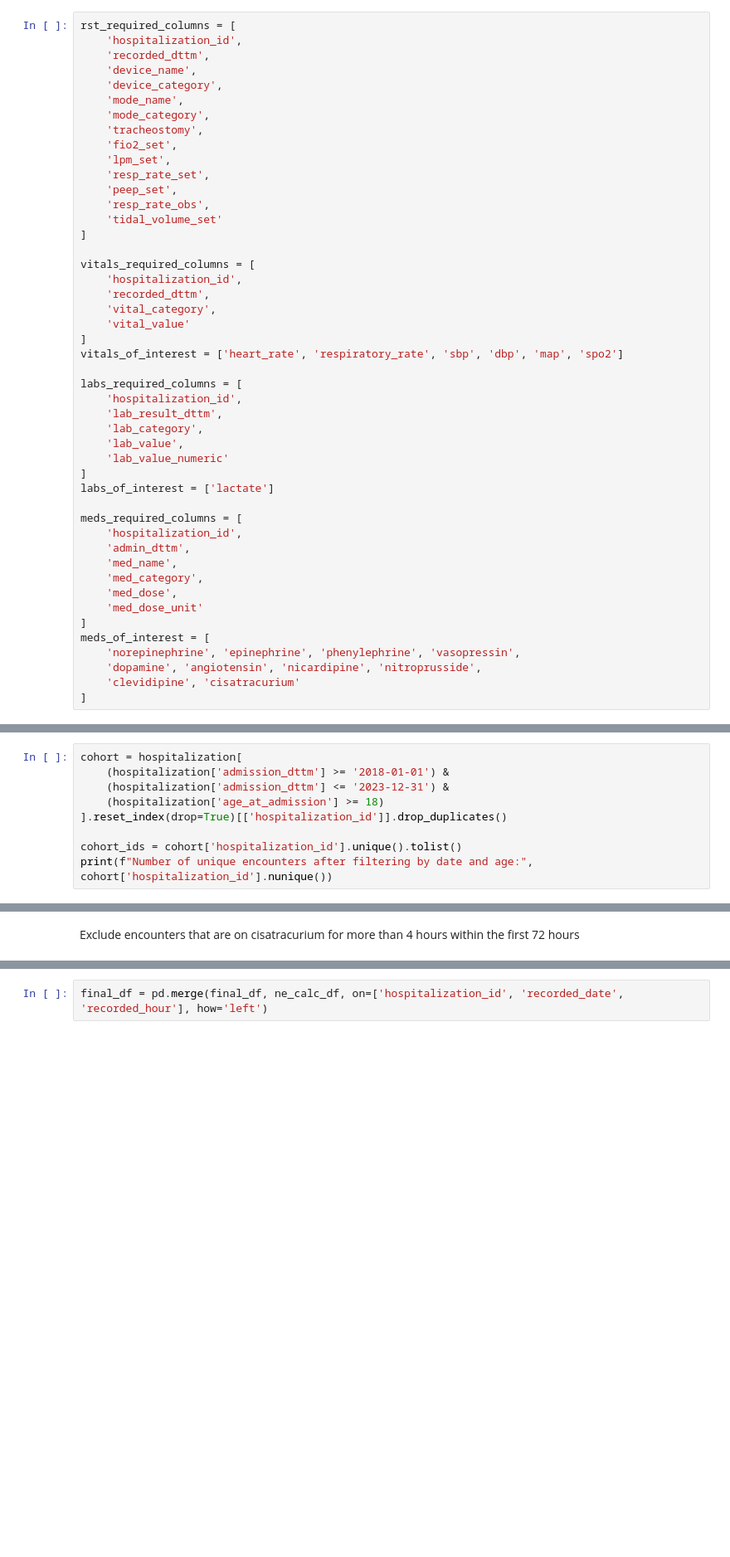
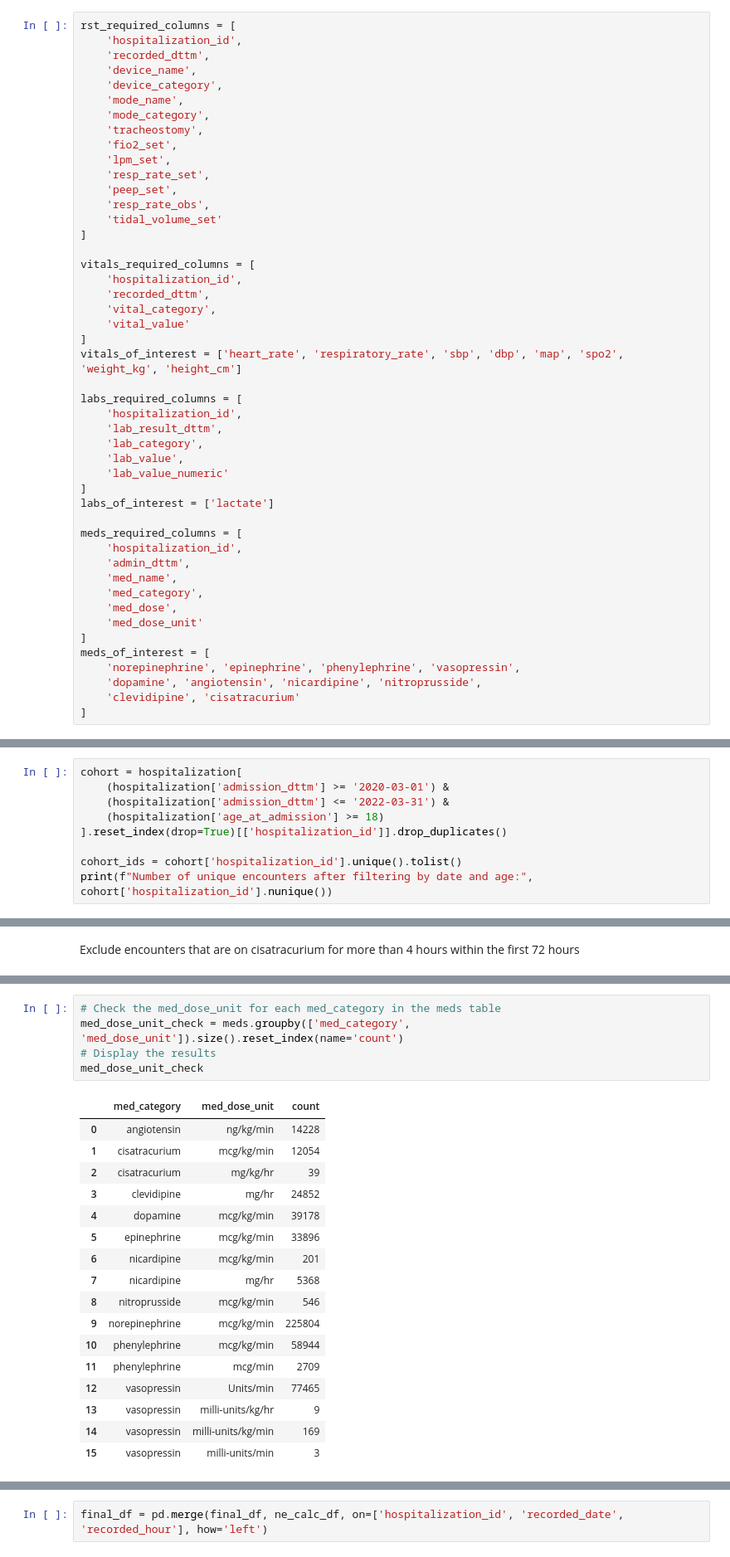
Before and after one commit to chochbe1/CLIF-eligibility-for-mobilization, a Jupyter notebook: code/cohort_identification.ipynb, the cells around one changed output, grey strips where cells are left out. Shown at 83% size. Drawn from its saved outputs; the diff is of its cells as text; blank space fills up the shorter version.

```diff
--- a/code/cohort_identification.ipynb
+++ b/code/cohort_identification.ipynb
@@ -49,7 +49,7 @@ vitals_required_columns = [
     'vital_category',
     'vital_value'
 ]
-vitals_of_interest = ['heart_rate', 'respiratory_rate', 'sbp', 'dbp', 'map', 'spo2']
+vitals_of_interest = ['heart_rate', 'respiratory_rate', 'sbp', 'dbp', 'map', 'spo2', 'weight_kg', 'height_cm']
 
 labs_required_columns = [
     'hospitalization_id',
@@ -103,8 +113,8 @@ print(f"Total Number of unique encounters in the data: {pyCLIF.count_unique_enco
 3. Encounters that received Cisatracurium for 4 hours or more within the first 72 hours
 # %%
 cohort = hospitalization[
-    (hospitalization['admission_dttm'] >= '2018-01-01') &
-    (hospitalization['admission_dttm'] <= '2023-12-31') &
+    (hospitalization['admission_dttm'] >= '2020-03-01') &
+    (hospitalization['admission_dttm'] <= '2022-03-31') &
     (hospitalization['age_at_admission'] >= 18)
 ].reset_index(drop=True)[['hospitalization_id']].drop_duplicates()
 
@@ -426,0 +520,23 @@ ne_calc_df = pivoted_med_df[[
+# %%
+# Check the med_dose_unit for each med_category in the meds table
+med_dose_unit_check = meds.groupby(['med_category', 'med_dose_unit']).size().reset_index(name='count')
+# Display the results
+med_dose_unit_check
+# %% [output]
+|  | med_category | med_dose_unit | count |
+| 0 | angiotensin | ng/kg/min | 14228 |
+| 1 | cisatracurium | mcg/kg/min | 12054 |
+| 2 | cisatracurium | mg/kg/hr | 39 |
+| 3 | clevidipine | mg/hr | 24852 |
+| 4 | dopamine | mcg/kg/min | 39178 |
+| 5 | epinephrine | mcg/kg/min | 33896 |
+| 6 | nicardipine | mcg/kg/min | 201 |
+| 7 | nicardipine | mg/hr | 5368 |
+| 8 | nitroprusside | mcg/kg/min | 546 |
+| 9 | norepinephrine | mcg/kg/min | 225804 |
+| 10 | phenylephrine | mcg/kg/min | 58944 |
+| 11 | phenylephrine | mcg/min | 2709 |
+| 12 | vasopressin | Units/min | 77465 |
+| 13 | vasopressin | milli-units/kg/hr | 9 |
+| 14 | vasopressin | milli-units/kg/min | 169 |
+| 15 | vasopressin | milli-units/min | 3 |
```
Also changed, not shown: parts of 32 cells of this notebook, 5 other files.
